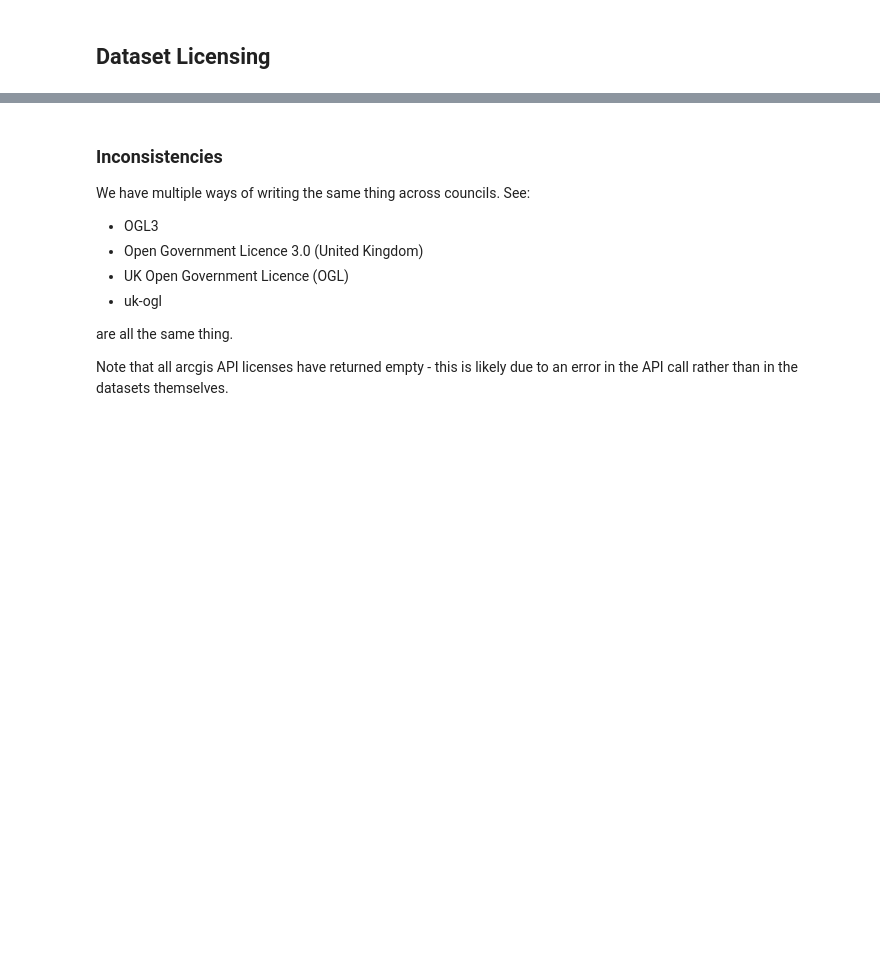
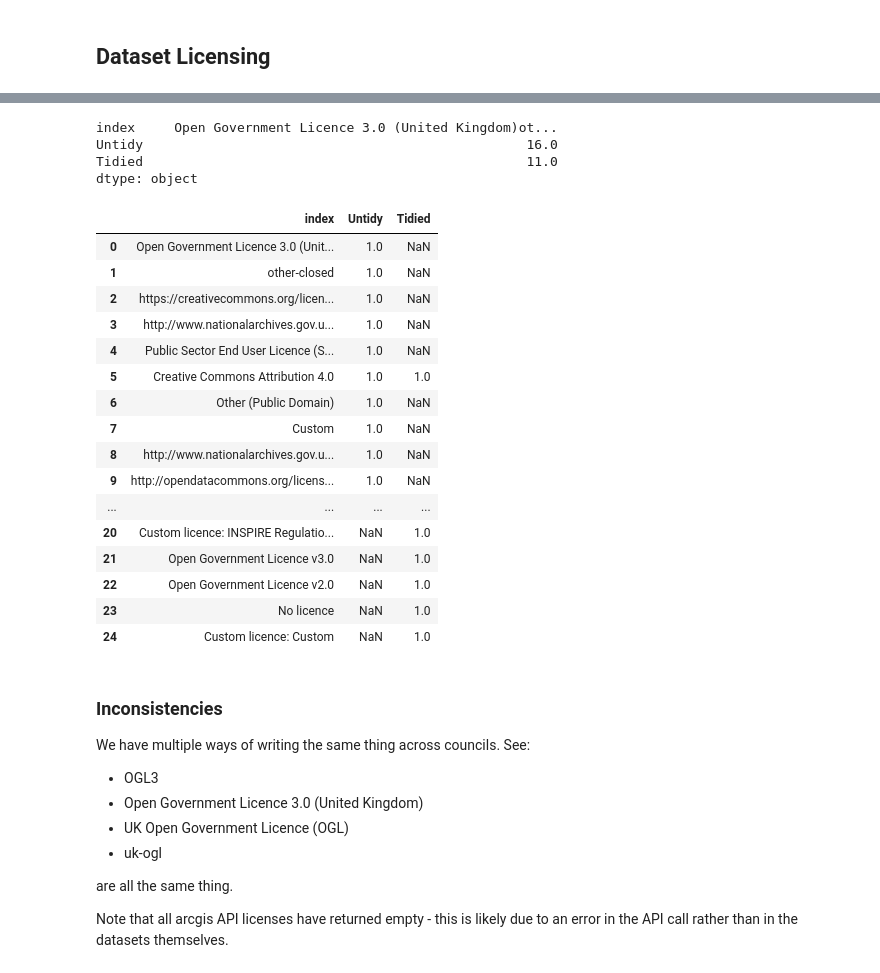
Before and after one commit to OpenDataScotland/the_od_bods, a Jupyter notebook: analytics/analytics.ipynb, the cells around one changed output, grey strips where cells are left out. Saved outputs shown, nothing was run; the diff lists cells and outputs as text; code cells hidden in the pictures; blank space fills up the shorter version.

```diff
--- a/analytics/analytics.ipynb
+++ b/analytics/analytics.ipynb
@@ -19,0 +20,3 @@ print (str(len(data)) + ' rows loaded')
+# %%
+data_untidy = pd.read_csv('../data/merged_output_untidy.csv')
+data_untidy.head(5)
@@ -510,3 +520,30 @@ plt.show()
+# %%
+license_tidy_compare = pd.DataFrame(data_untidy['License'].drop_duplicates().value_counts().reset_index().rename(columns={'License':'Untidy'}))
+license_tidy_compare = license_tidy_compare.merge(pd.DataFrame(data['License'].drop_duplicates().value_counts().reset_index().rename(columns={'License':'Tidied'})), how='outer')
+print(license_tidy_compare.sum(axis=0))
+license_tidy_compare
+# %% [output]
+index     Open Government Licence 3.0 (United Kingdom)ot...
+Untidy                                                 16.0
+Tidied                                                 11.0
+dtype: object
+|  | index | Untidy | Tidied |
+| 0 | Open Government Licence 3.0 (Unit... | 1.0 | NaN |
+| 1 | other-closed | 1.0 | NaN |
+| 2 | https://creativecommons.org/licen... | 1.0 | NaN |
+| 3 | http://www.nationalarchives.gov.u... | 1.0 | NaN |
+| 4 | Public Sector End User Licence (S... | 1.0 | NaN |
+| 5 | Creative Commons Attribution 4.0 | 1.0 | 1.0 |
+| 6 | Other (Public Domain) | 1.0 | NaN |
+| 7 | Custom | 1.0 | NaN |
+| 8 | http://www.nationalarchives.gov.u... | 1.0 | NaN |
+| 9 | http://opendatacommons.org/licens... | 1.0 | NaN |
+| ... | ... | ... | ... |
+| 20 | Custom licence: INSPIRE Regulatio... | NaN | 1.0 |
+| 21 | Open Government Licence v3.0 | NaN | 1.0 |
+| 22 | Open Government Licence v2.0 | NaN | 1.0 |
+| 23 | No licence | NaN | 1.0 |
+| 24 | Custom licence: Custom | NaN | 1.0 |
 # %% [markdown]
 ### Inconsistencies
 We have multiple ways of writing the same thing across councils. See:
```
Also changed, not shown: parts of 3 cells of this notebook, 4 other files.
